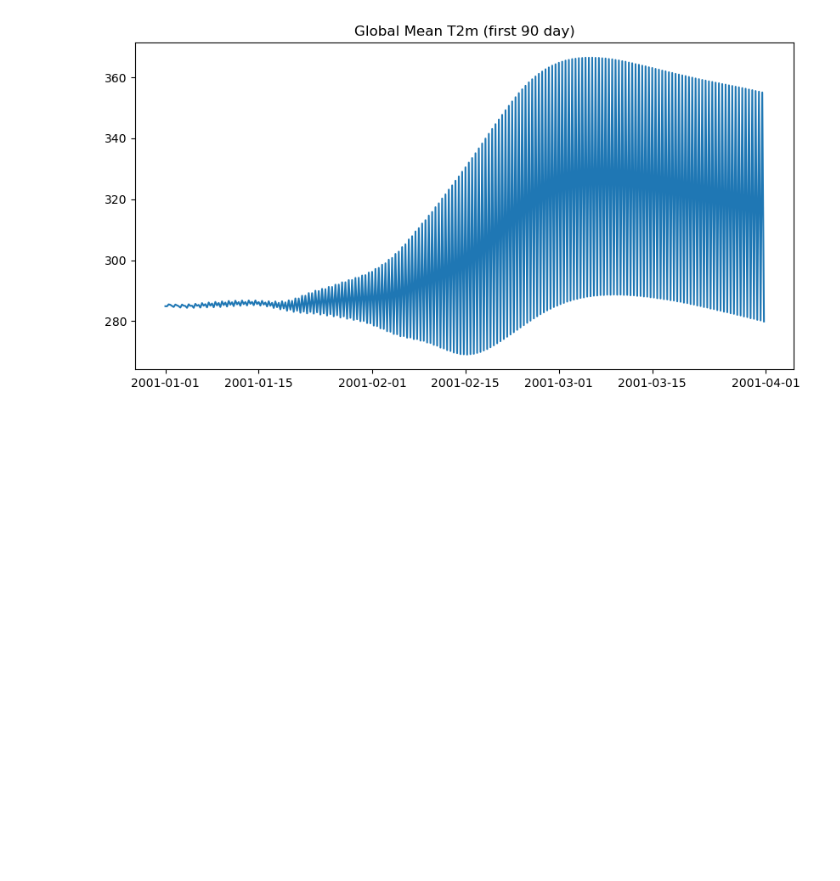
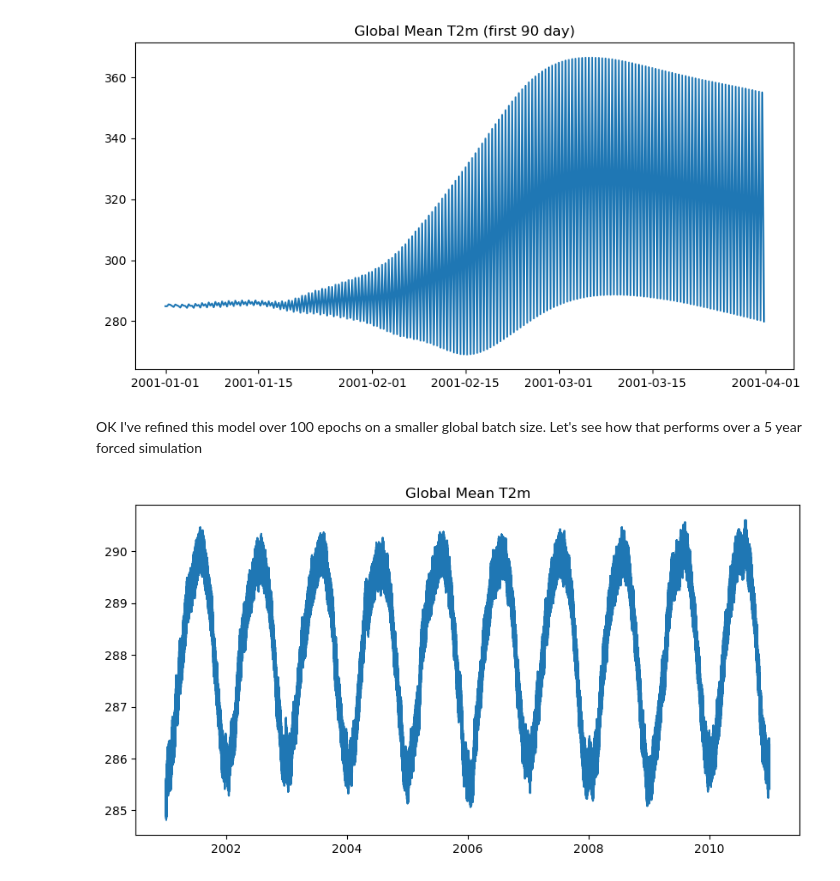
Before and after one commit to nathanielcresswellclay/dlesym_toolbox, a Jupyter notebook: notebooks/debug_atmos_instability.ipynb, the cells around one changed output. Saved outputs shown, nothing was run; the diff lists cells and outputs as text; code cells hidden in the pictures; blank space fills up the shorter version.

```diff
--- a/notebooks/debug_atmos_instability.ipynb
+++ b/notebooks/debug_atmos_instability.ipynb
@@ -66,3 +70,8 @@ ax.set_title('Global Mean T2m (first 90 day)')
 plt.show()
 # %% [output]
 [figure]
+# %% [markdown]
+OK I've refined this model over 100 epochs on a smaller global batch size. Let's see how that performs over a 5 year forced simulation
+# %%
+t2m = xr.open_dataset('/pscratch/sd/n/nacc/veggie-dltm/v4/models/dltm-gt+rmse_atmos_sm-v4_precip-reweight_refine+dlom-gt/forecasts/atmos_forecast-coupled_historical_2001.01.01-2011.01.01.nc').t2m
+global_mean = t2m.mean(dim=('face', 'height', 'width')).isel(time=0)
@@ -68,0 +83,8 @@ plt.show()
+# %%
+valid_time = (global_mean.time.values + global_mean.step.values)
+fig, ax = plt.subplots(figsize=(10,5))
+ax.plot(valid_time, global_mean)
+ax.set_title('Global Mean T2m')
+plt.show()
+# %% [output]
+[figure, added]
```
Also changed, not shown: parts of 4 cells of this notebook, 8 other files.
